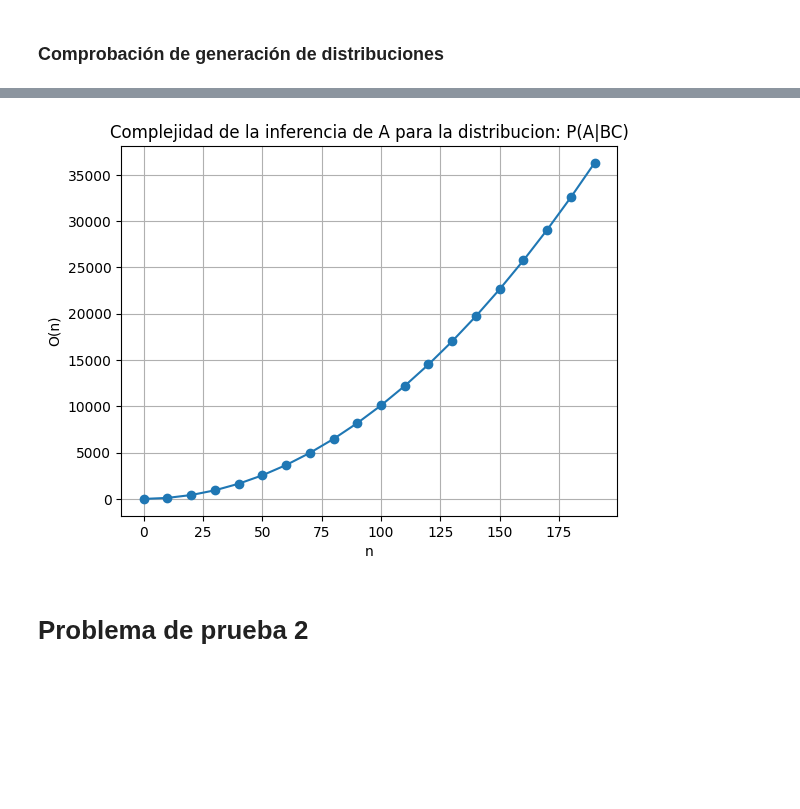
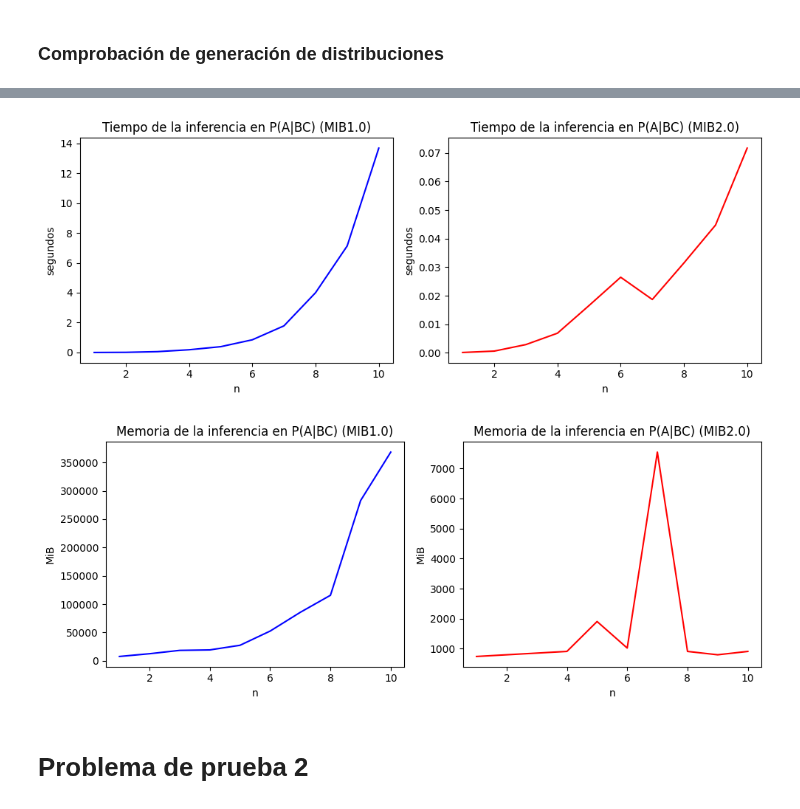
Before and after one commit to robertorys/Tesis, a Jupyter notebook: test1.ipynb, the cells around one changed output, grey strips where cells are left out. Drawn from its saved outputs; the diff is of its cells as text; code cells hidden in the pictures; blank space fills up the shorter version.

```diff
--- a/test1.ipynb
+++ b/test1.ipynb
@@ -192,16 +250,43 @@ plt.show()
-# %%
-O = []
-for i in range(20):
-    O.append((i*10) + (i*10)**2)
-fig, ax = plt.subplots()
-ax.plot(x10, O, marker = 'o')
-ax.set_xlabel("n")
-ax.set_ylabel("O(n)")
-ax.set_title('Complejidad de la inferencia de A para la distribucion: P(A|BC)')
-ax.grid()
-plt.show()
-# %% [output]
-[figure, removed]
+# %%
+fig, axs = plt.subplots(1, 2, figsize=(10, 4))  # 1 fila, 2 columnas
+
+# Primera gráfica (izquierda)
+axs[0].plot(xn, timesC1, color='b')
+axs[0].set_title("Tiempo de la inferencia en P(A|BC) (MIB1.0)")
+axs[0].set_xlabel("n")
+axs[0].set_ylabel("segundos")
+
+# Segunda gráfica (derecha)
+axs[1].plot(xn, timesC, color='r')
+axs[1].set_title("Tiempo de la inferencia en P(A|BC) (MIB2.0)")
+axs[1].set_xlabel("n")
+axs[1].set_ylabel("segundos")
+
+# Mostrar las gráficas
+plt.tight_layout()  # Ajusta el espaciado para que no se superpongan
+plt.show()
+# %% [output]
+[figure, added]
+# %%
+fig, axs = plt.subplots(1, 2, figsize=(10, 4))  # 1 fila, 2 columnas
+
+# Primera gráfica (izquierda)
+axs[0].plot(xn, memoryC1, color='b')
+axs[0].set_title("Memoria de la inferencia en P(A|BC) (MIB1.0)")
+axs[0].set_xlabel("n")
+axs[0].set_ylabel("MiB")
+
+# Segunda gráfica (derecha)
+axs[1].plot(xn, memoryC, color='r')
+axs[1].set_title("Memoria de la inferencia en P(A|BC) (MIB2.0)")
+axs[1].set_xlabel("n")
+axs[1].set_ylabel("MiB")
+
+# Mostrar las gráficas
+plt.tight_layout()  # Ajusta el espaciado para que no se superpongan
+plt.show()
+# %% [output]
+[figure, added]
 # %% [markdown]
 # Problema de prueba 2
 # %% [markdown]
```
Also changed, not shown: parts of 25 cells of this notebook, 15 other files.
